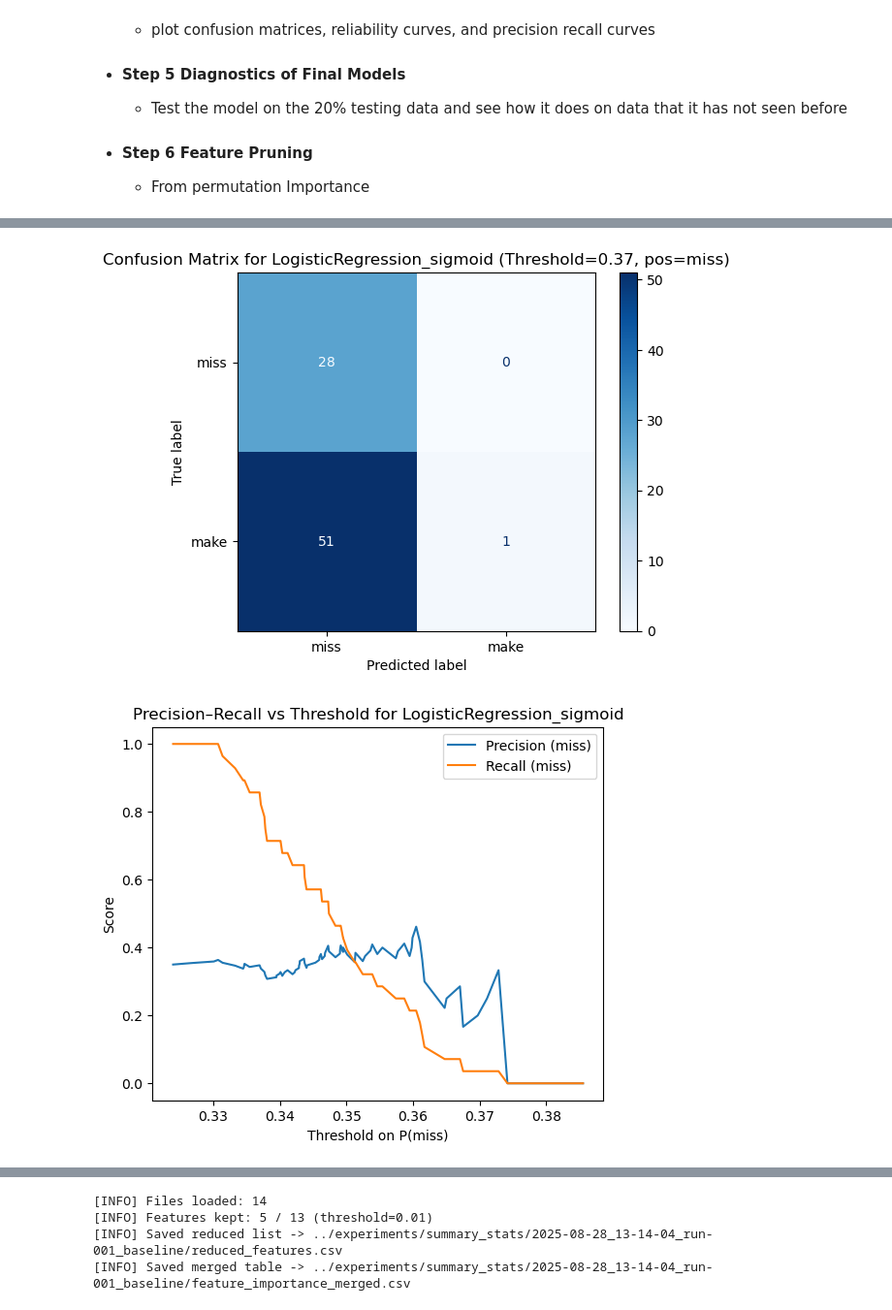
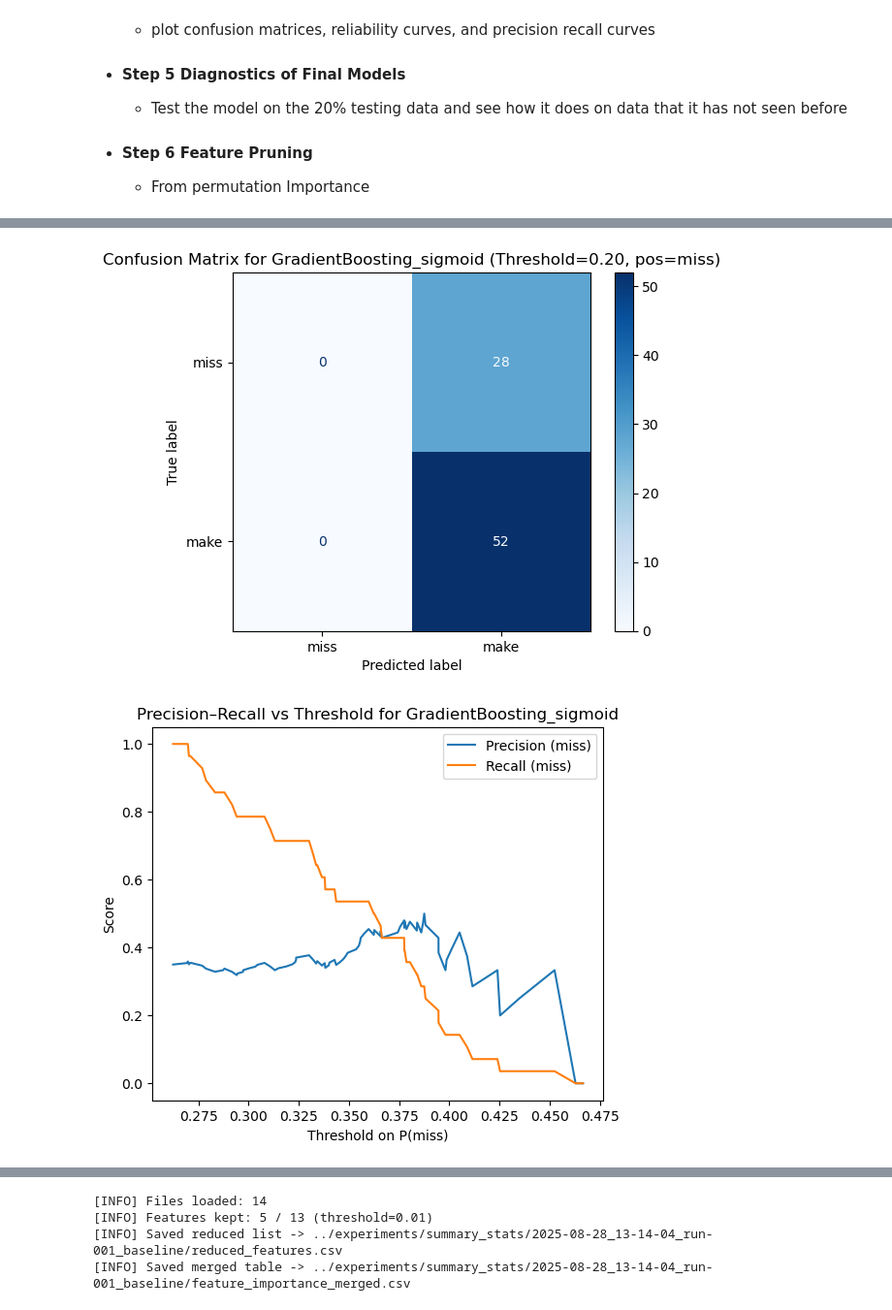
Before and after one commit to KWill55/personalized-sports-optimization, a Jupyter notebook: notebooks/ml_summary_stats_f1.ipynb, the cells around one changed output, grey strips where cells are left out. Shown at 97% size. Cells and saved outputs as stored; diff of their text form; code cells hidden in the pictures.

```diff
--- a/notebooks/ml_summary_stats_f1.ipynb
+++ b/notebooks/ml_summary_stats_f1.ipynb
@@ -144,7 +144,7 @@ LABELS = ["miss", "make"]                # row/col order in CM: 0->miss, 1->make
 LABEL_TO_INT = {"miss": 0, "make": 1}
 INT_TO_LABEL = {0: "miss", 1: "make"}
 
-POS_LABEL = "miss"                        # human-friendly
+POS_LABEL = "make"                        # human-friendly
 POS_LABEL_INT = LABEL_TO_INT[POS_LABEL]   # = 0  (positive class is miss)
 
 # --- Load Feature Config ---
@@ -867,37 +891,37 @@ print(f"[INFO] Saved: {run_dir/'calibration_threshold_grid.csv'} and {run_dir/'c
 # =================================================
 # C. After Thresholding & Calibration
 # =================================================
 from sklearn.metrics import ConfusionMatrixDisplay, confusion_matrix, precision_recall_curve
 
-CHOSEN_MODEL = "LogisticRegression_sigmoid"
+CHOSEN_MODEL = "GradientBoosting_sigmoid"
 
 best_calib_model = fitted_models[CHOSEN_MODEL]
 p_val = pos_proba(best_calib_model, X_val, pos_label=POS_LABEL_INT)
 
 # --- Confusion Matrix ---
-thres = best_thresholds[CHOSEN_MODEL]
+thres = .2 # best_thresholds[CHOSEN_MODEL]
 y_pred_val = (p_val >= thres).astype(int)
 
 cm = confusion_matrix(y_val, y_pred_val, labels=[0,1])  # keep 0=miss, 1=make
 disp = ConfusionMatrixDisplay(confusion_matrix=cm, display_labels=LABELS)
 disp.plot(cmap="Blues")
 plt.title(f"Confusion Matrix for {CHOSEN_MODEL} (Threshold={thres:.2f}, pos=miss)")
 plt.show()
 
 # --- Precision vs Recall curve (as function of threshold) ---
 prec, rec, thr = precision_recall_curve(y_val, p_val, pos_label=POS_LABEL_INT)
 
 plt.figure(figsize=(6,5))
 plt.plot(thr, prec[:-1], label="Precision (miss)")
 plt.plot(thr, rec[:-1], label="Recall (miss)")
 plt.xlabel("Threshold on P(miss)")
 plt.ylabel("Score")
 plt.title(f"Precision–Recall vs Threshold for {CHOSEN_MODEL}")
 plt.legend()
 plt.show()
 # %% [output]
-[figure, old version]
+[figure, new version]
-[figure, old version]
+[figure, new version]
 # %%
 # =================================================
 # Step 4: Full Training & Testing (Evaluation)
```
Also changed, not shown: parts of 9 cells of this notebook, 11 other files.
